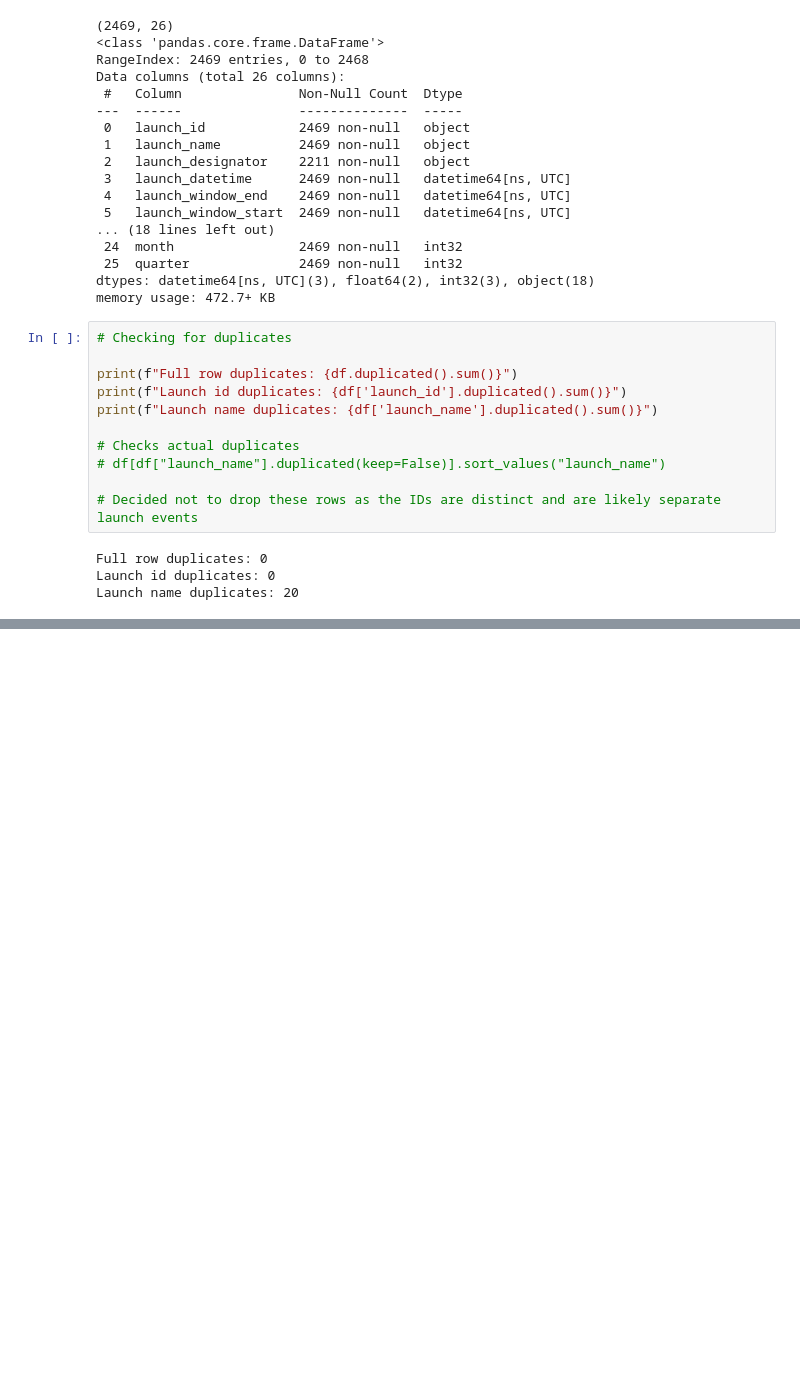
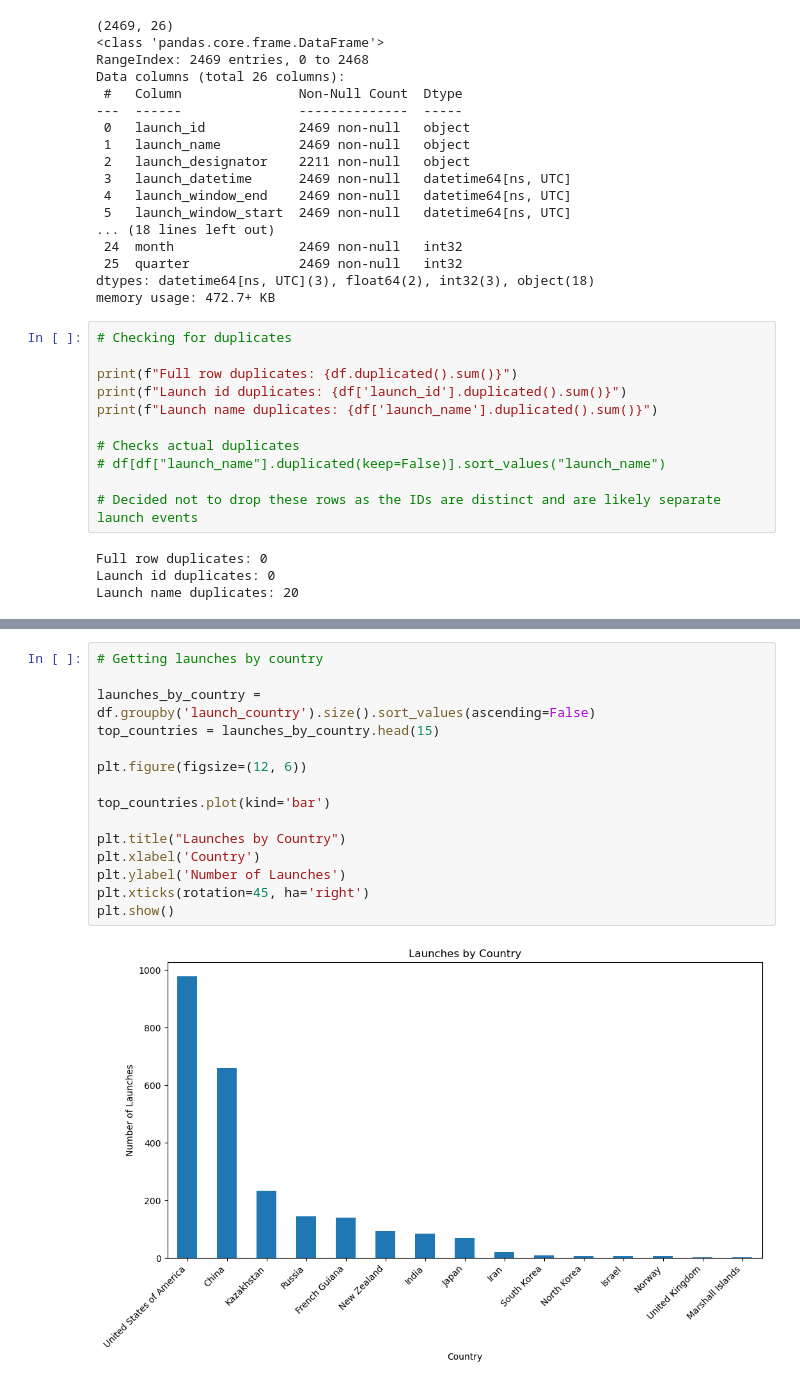
Before and after one commit to kurathemonster/launches, a Jupyter notebook: notebooks/base_analysis.ipynb, the cells around one changed output, grey strips where cells are left out. Drawn from its saved outputs; the diff is of its cells as text; blank space fills up the shorter version.

```diff
--- a/notebooks/base_analysis.ipynb
+++ b/notebooks/base_analysis.ipynb
@@ -163,0 +195,17 @@ df.sample(10)
+# %%
+# Getting launches by country
+
+launches_by_country = df.groupby('launch_country').size().sort_values(ascending=False)
+top_countries = launches_by_country.head(15)
+
+plt.figure(figsize=(12, 6))
+
+top_countries.plot(kind='bar')
+
+plt.title("Launches by Country")
+plt.xlabel('Country')
+plt.ylabel('Number of Launches')
+plt.xticks(rotation=45, ha='right')
+plt.show()
+# %% [output]
+[figure, added]
```
Also changed, not shown: parts of 5 cells of this notebook, 3 other files.
